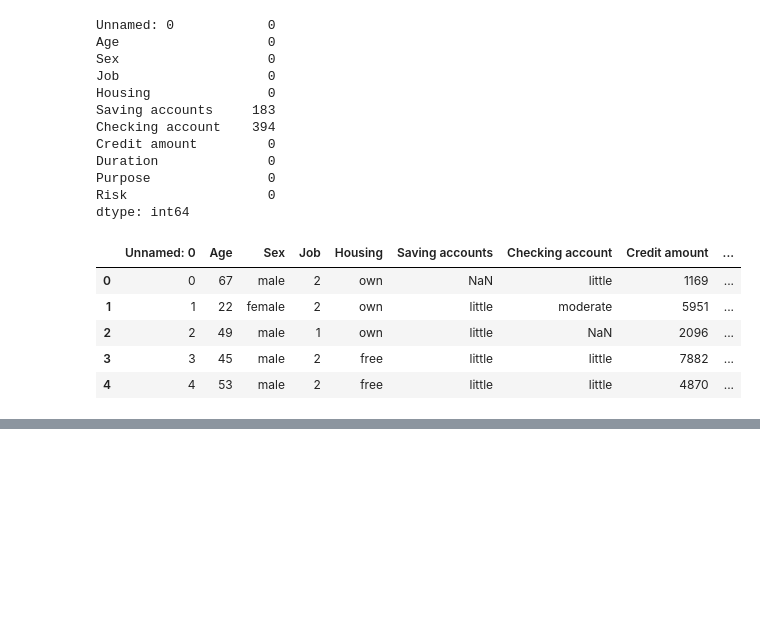
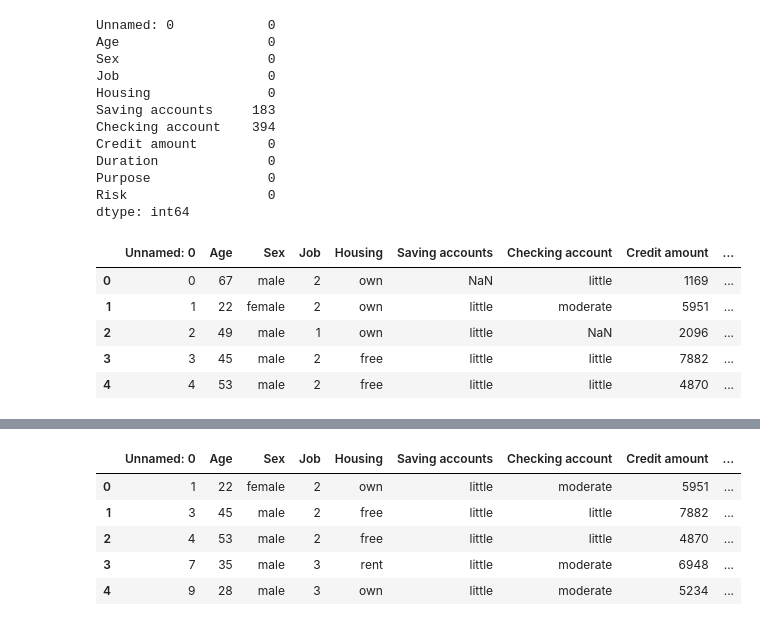
Before and after one commit to mmiskatul/Credit-Risk-Model, a Jupyter notebook: Analysis-data.ipynb, the cells around one changed output, grey strips where cells are left out. Cells and saved outputs as stored; diff of their text form; code cells hidden in the pictures; blank space fills up the shorter version.

```diff
--- a/Analysis-data.ipynb
+++ b/Analysis-data.ipynb
@@ -56,0 +125,9 @@ df.head()
+# %%
+df.head()
+# %% [output]
+|  | Unnamed: 0 | Age | Sex | Job | Housing | Saving accounts | Checking account | Credit amount | ... |
+| 0 | 1 | 22 | female | 2 | own | little | moderate | 5951 | ... |
+| 1 | 3 | 45 | male | 2 | free | little | little | 7882 | ... |
+| 2 | 4 | 53 | male | 2 | free | little | little | 4870 | ... |
+| 3 | 7 | 35 | male | 3 | rent | little | moderate | 6948 | ... |
+| 4 | 9 | 28 | male | 3 | own | little | moderate | 5234 | ... |
```
Also changed, not shown: parts of 12 cells of this notebook.
